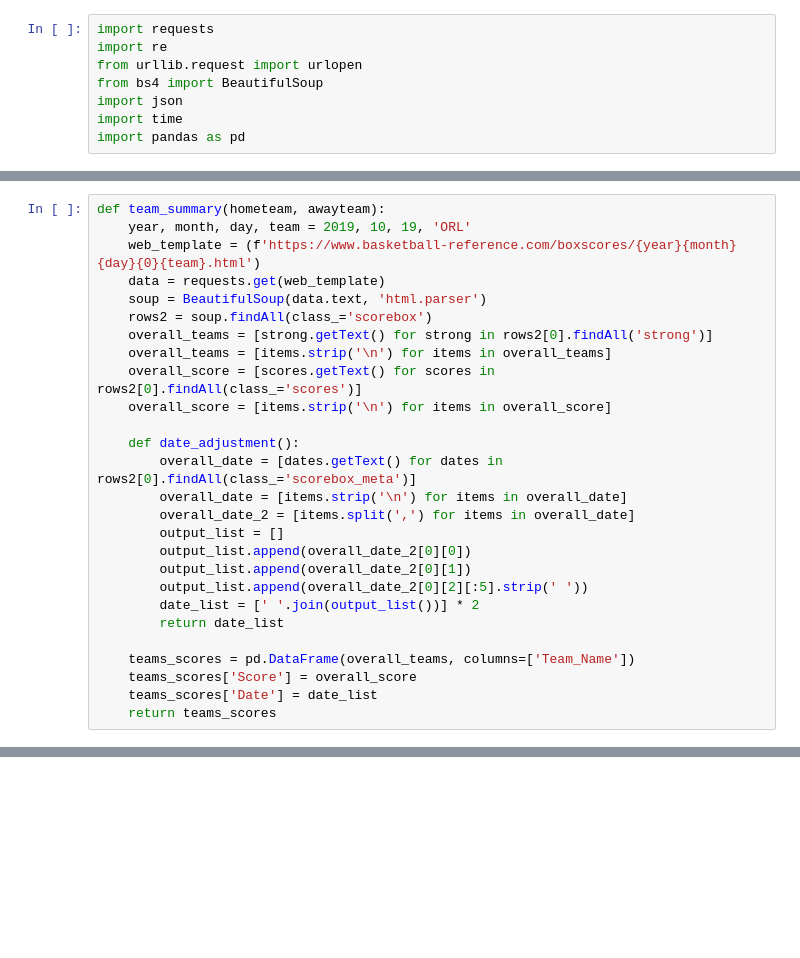
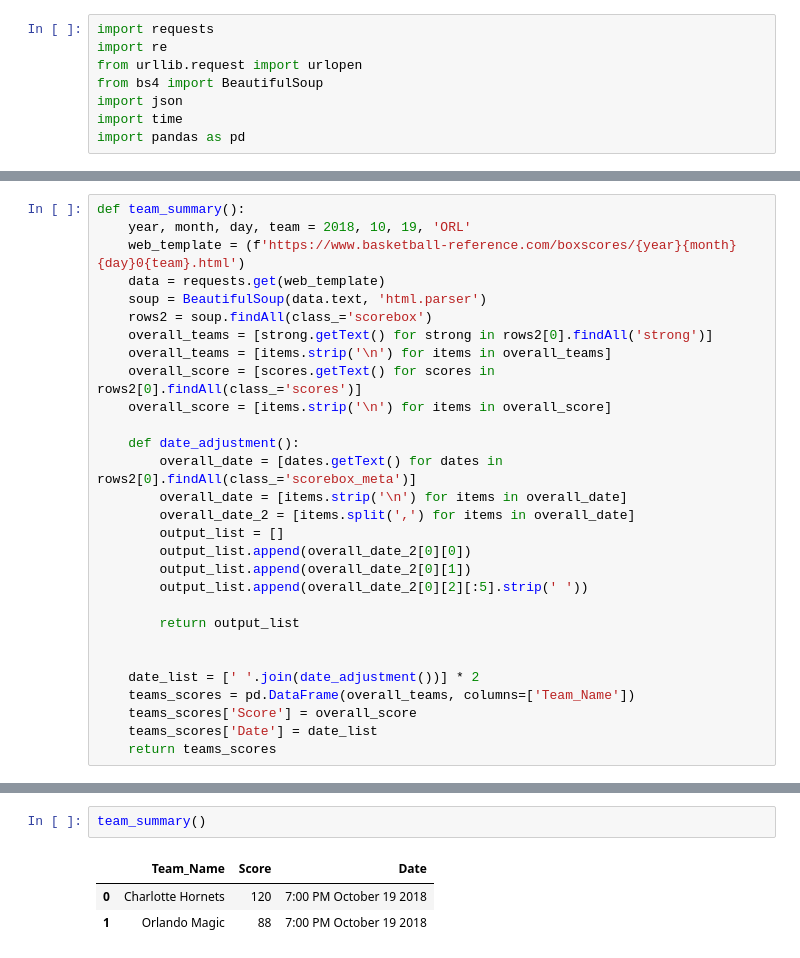
Before and after one commit to fayadabbasi/NBA_Four_Factors, a Jupyter notebook: NBA_Four_Factor_Formulas.ipynb, the cells around one changed output, grey strips where cells are left out. Drawn from its saved outputs; the diff is of its cells as text; blank space fills up the shorter version.

```diff
--- a/NBA_Four_Factor_Formulas.ipynb
+++ b/NBA_Four_Factor_Formulas.ipynb
@@ -27,9 +28,9 @@ def team_stats(hometeam, awayteam):
     stats['Player'] = player
     return stats
 # %%
-def team_summary(hometeam, awayteam):
-    year, month, day, team = 2019, 10, 19, 'ORL'
-    web_template = (f'https://www.basketball-reference.com/boxscores/{year}{month}{day}{0}{team}.html')
+def team_summary():
+    year, month, day, team = 2018, 10, 19, 'ORL'
+    web_template = (f'https://www.basketball-reference.com/boxscores/{year}{month}{day}0{team}.html')
     data = requests.get(web_template)
     soup = BeautifulSoup(data.text, 'html.parser')
     rows2 = soup.findAll(class_='scorebox')
@@ -46,9 +47,11 @@ def team_summary(hometeam, awayteam):
         output_list.append(overall_date_2[0][0])
         output_list.append(overall_date_2[0][1])
         output_list.append(overall_date_2[0][2][:5].strip(' '))
-        date_list = [' '.join(output_list())] * 2
-        return date_list
 
+        return output_list
+
+
+    date_list = [' '.join(date_adjustment())] * 2
     teams_scores = pd.DataFrame(overall_teams, columns=['Team_Name'])
     teams_scores['Score'] = overall_score
     teams_scores['Date'] = date_list
@@ -55,0 +83,6 @@ def team_summary(hometeam, awayteam):
+# %%
+team_summary()
+# %% [output]
+|  | Team_Name | Score | Date |
+| 0 | Charlotte Hornets | 120 | 7:00 PM October 19 2018 |
+| 1 | Orlando Magic | 88 | 7:00 PM October 19 2018 |
```
Also changed, not shown: parts of 6 cells of this notebook, 1 other file.
